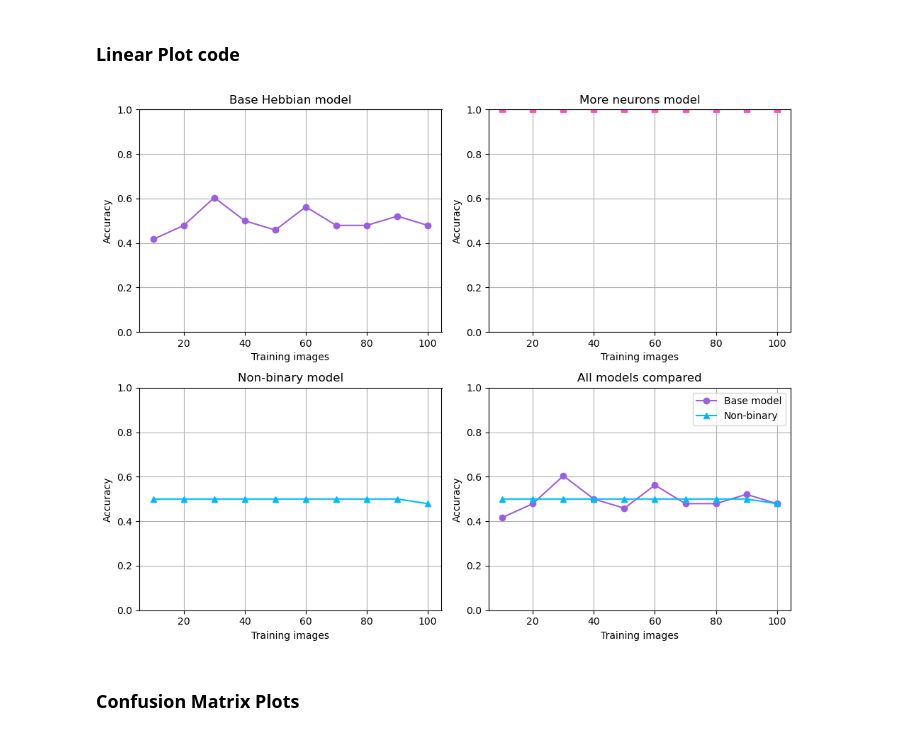
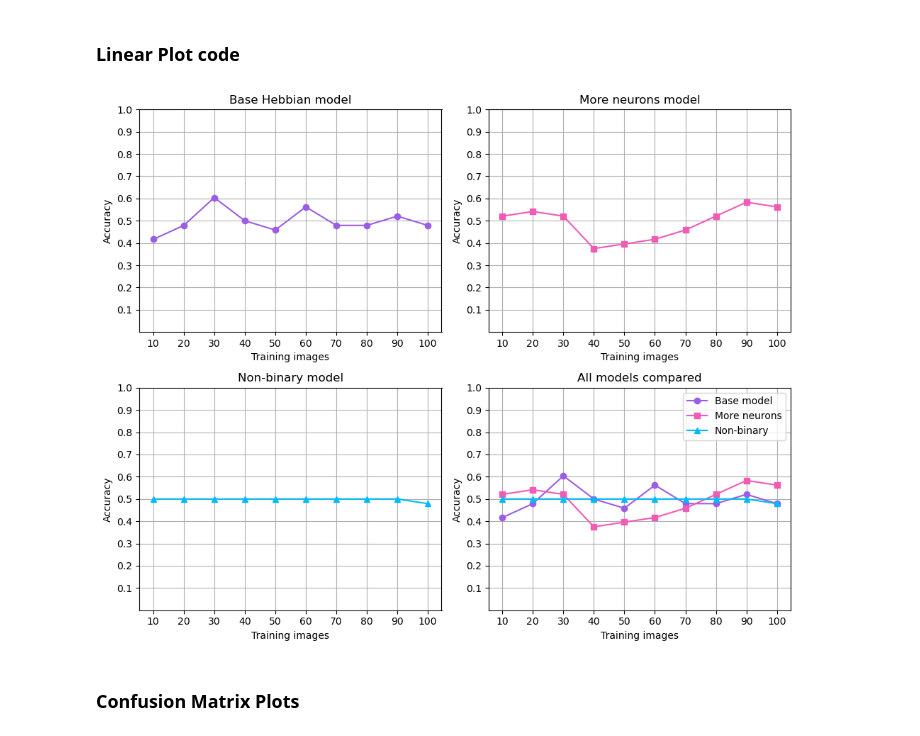
Before and after one commit to GabrielaGroenenewegenVanDerWeijden/FinalProjectNeuroAI, a Jupyter notebook: Plot_code.ipynb, the cells around one changed output. Cells and saved outputs as stored; diff of their text form; code cells hidden in the pictures.

```diff
--- a/Plot_code.ipynb
+++ b/Plot_code.ipynb
@@ -7,10 +7,11 @@ from sklearn.metrics import confusion_matrix, ConfusionMatrixDisplay
 # %%
 data_hebbian= np.load("results_hebbian.npz")
 data_non_binary = np.load("results_non_binary.npz")
+data_more_neurons = np.load("results_more_neurons.npz")
 # %%
 results_hebbian = data_hebbian["results"]
 results_non_binary = data_non_binary["results"]
-results_more_neurons = [1, 1, 1, 1, 1, 1, 1, 1, 1, 1]
+results_more_neurons = data_more_neurons["results"]
 # %%
 train_counts = [10, 20, 30, 40, 50, 60, 70, 80, 90, 100]
 # %%
@@ -28,39 +29,51 @@ axes[0].set_title("Base Hebbian model")
 axes[0].set_xlabel("Training images")
 axes[0].set_ylabel("Accuracy")
 axes[0].set_ylim(0, 1)
+axes[0].set_xticks(train_counts)
+axes[0].set_yticks(np.arange(0.1, 1.1, 0.1))
 axes[0].grid(True)
 
 # --- Plot 2: More neurons model ---
 axes[1].plot(train_counts, results_more_neurons, 's-', color=color_more_neurons)
 axes[1].set_title("More neurons model")
 axes[1].set_xlabel("Training images")
 axes[1].set_ylabel("Accuracy")
 axes[1].set_ylim(0, 1)
+axes[1].set_xticks(train_counts)
+axes[1].set_yticks(np.arange(0.1, 1.1, 0.1))
 axes[1].grid(True)
 
 # --- Plot 3: Non-binary model ---
 axes[2].plot(train_counts, results_non_binary, '^-', color=color_non_binary)
 axes[2].set_title("Non-binary model")
 axes[2].set_xlabel("Training images")
 axes[2].set_ylabel("Accuracy")
 axes[2].set_ylim(0, 1)
+axes[2].set_xticks(train_counts)
+axes[2].set_yticks(np.arange(0.1, 1.1, 0.1))
+
 axes[2].grid(True)
 
 # --- Plot 4: Combined comparison ---
 axes[3].plot(train_counts, results_hebbian, 'o-', color=color_hebbian, label='Base model')
-# axes[3].plot(train_counts, results_more_neurons, 's-', color=color_more_neurons, label='More neurons')
+axes[3].plot(train_counts, results_more_neurons, 's-', color=color_more_neurons, label='More neurons')
 axes[3].plot(train_counts, results_non_binary, '^-',  color=color_non_binary, label='Non-binary')
 axes[3].set_title("All models compared")
 axes[3].set_xlabel("Training images")
 axes[3].set_ylabel("Accuracy")
 axes[3].set_ylim(0, 1)
+axes[3].set_xticks(train_counts)
+axes[3].set_yticks(np.arange(0.1, 1.1, 0.1))
 axes[3].legend()
 axes[3].grid(True)
 
 plt.tight_layout()
+
+plt.savefig("hebbian_models_comparison.png", dpi=300, bbox_inches='tight')
+
 plt.show()
 # %% [output]
-[figure, old version]
+[figure, new version]
 # %% [markdown]
 ### Confusion Matrix Plots
 # %%
```
Also changed, not shown: parts of 2 cells of this notebook, 4 other files.
